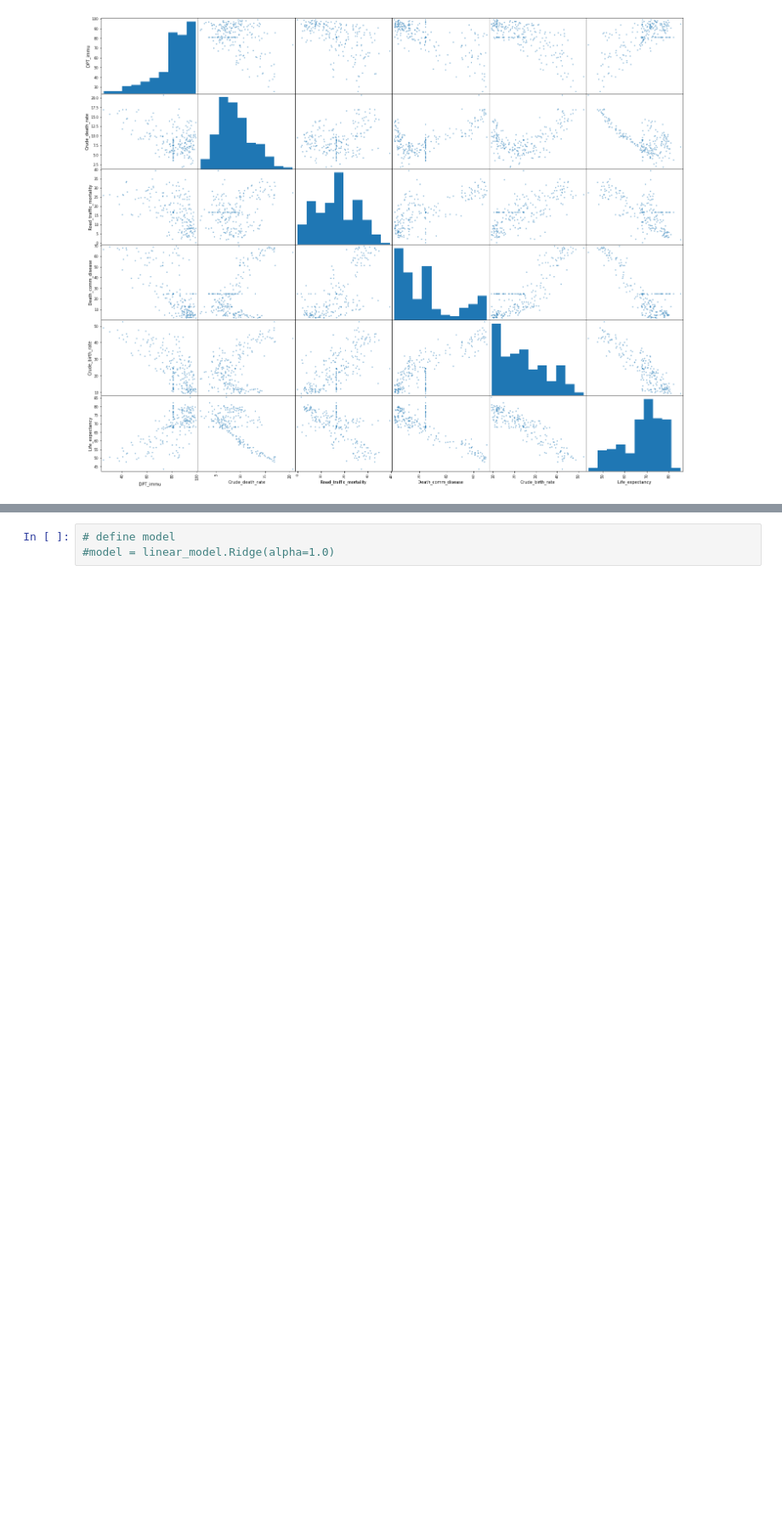
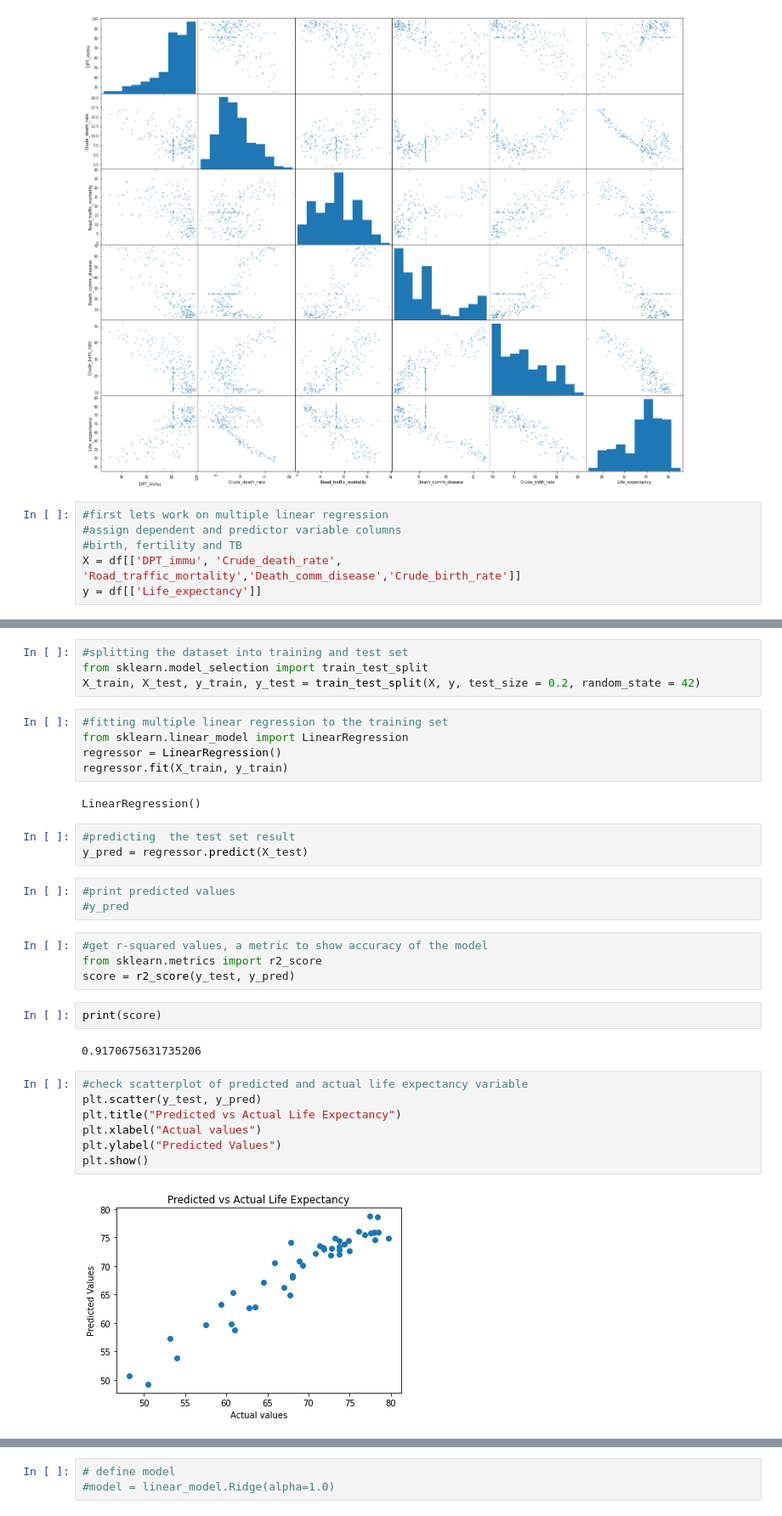
Before and after one commit to susovd/ML-lifeexpectancy-prediction, a Jupyter notebook: life_expectancy_analysis.ipynb, the cells around one changed output, grey strips where cells are left out. Shown at 85% size. Saved outputs shown, nothing was run; the diff lists cells and outputs as text; blank space fills up the shorter version.

```diff
--- a/life_expectancy_analysis.ipynb
+++ b/life_expectancy_analysis.ipynb
@@ -600,3 +600,9 @@ scatter_matrix(df, figsize = (25,20))
 plt.show()
 # %% [output]
 [figure]
+# %%
+#first lets work on multiple linear regression
+#assign dependent and predictor variable columns
+#birth, fertility and TB
+X = df[['DPT_immu', 'Crude_death_rate', 'Road_traffic_mortality','Death_comm_disease','Crude_birth_rate']]
+y = df[['Life_expectancy']]
@@ -602,0 +629,34 @@ plt.show()
+# %%
+#splitting the dataset into training and test set
+from sklearn.model_selection import train_test_split
+X_train, X_test, y_train, y_test = train_test_split(X, y, test_size = 0.2, random_state = 42)
+# %%
+#fitting multiple linear regression to the training set
+from sklearn.linear_model import LinearRegression
+regressor = LinearRegression()
+regressor.fit(X_train, y_train)
+# %% [output]
+LinearRegression()
+# %%
+#predicting  the test set result
+y_pred = regressor.predict(X_test)
+# %%
+#print predicted values
+#y_pred
+# %%
+#get r-squared values, a metric to show accuracy of the model
+from sklearn.metrics import r2_score
+score = r2_score(y_test, y_pred)
+# %%
+print(score)
+# %% [output]
+0.9170675631735206
+# %%
+#check scatterplot of predicted and actual life expectancy variable
+plt.scatter(y_test, y_pred)
+plt.title("Predicted vs Actual Life Expectancy")
+plt.xlabel("Actual values")
+plt.ylabel("Predicted Values")
+plt.show()
+# %% [output]
+[figure, added]
```
Also changed, not shown: parts of 28 cells of this notebook, 1 other file.
